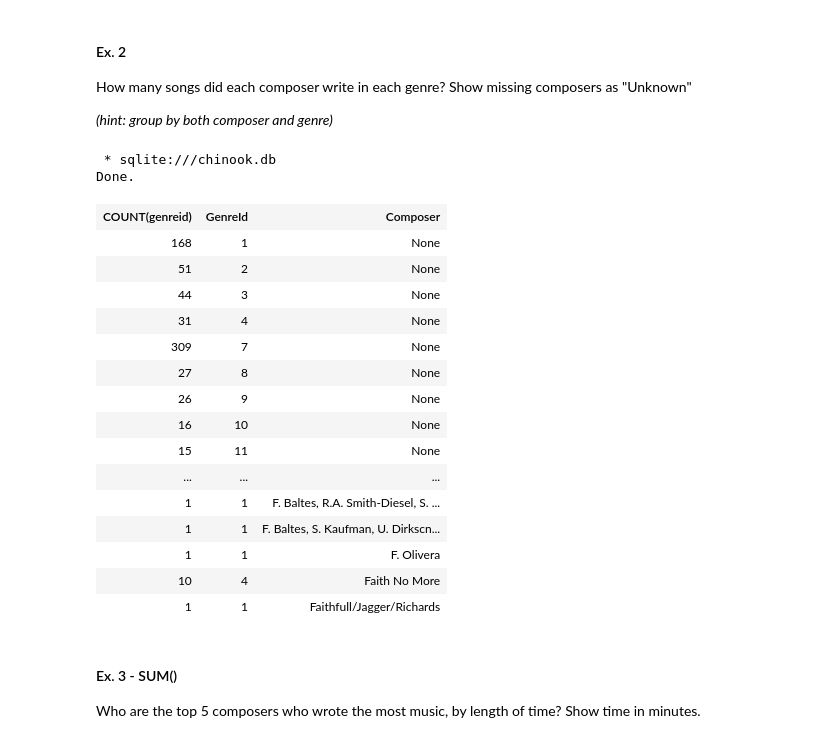
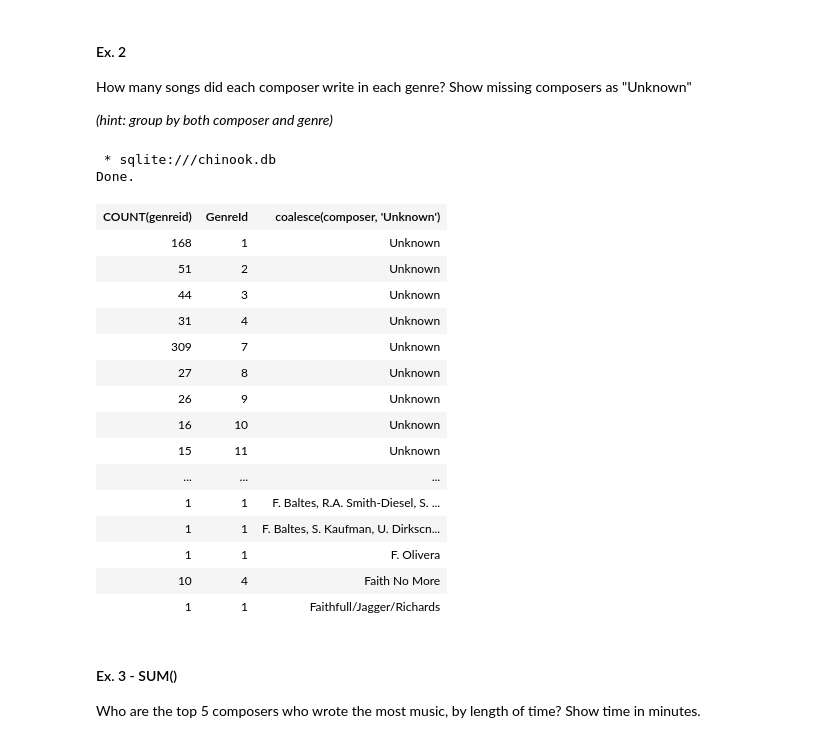
Before and after one commit to vungc/CSC330-Introduction-to-SQL-T6, a Jupyter notebook: Intro_to_SQL_2.ipynb, the cells around one changed output. Drawn from its saved outputs; the diff is of its cells as text; code cells hidden in the pictures.

```diff
--- a/Intro_to_SQL_2.ipynb
+++ b/Intro_to_SQL_2.ipynb
@@ -70,22 +70,22 @@ _(hint: group by both composer and genre)_
 # %%
 %%sql
 -- Write Your Query here
-SELECT COUNT(genreid), genreid, composer
+SELECT COUNT(genreid), genreid, coalesce(composer, 'Unknown')
 FROM tracks
 GROUP BY composer, genreid
 # %% [output]
  * sqlite:///chinook.db
 Done.
-| COUNT(genreid) | GenreId | Composer |
-| 168 | 1 | None |
-| 51 | 2 | None |
-| 44 | 3 | None |
-| 31 | 4 | None |
-| 309 | 7 | None |
-| 27 | 8 | None |
-| 26 | 9 | None |
-| 16 | 10 | None |
-| 15 | 11 | None |
+| COUNT(genreid) | GenreId | coalesce(composer, 'Unknown') |
+| 168 | 1 | Unknown |
+| 51 | 2 | Unknown |
+| 44 | 3 | Unknown |
+| 31 | 4 | Unknown |
+| 309 | 7 | Unknown |
+| 27 | 8 | Unknown |
+| 26 | 9 | Unknown |
+| 16 | 10 | Unknown |
+| 15 | 11 | Unknown |
 | ... | ... | ... |
 | 1 | 1 | F. Baltes, R.A. Smith-Diesel, S. ... |
 | 1 | 1 | F. Baltes, S. Kaufman, U. Dirkscn... |
```
Also changed, not shown: parts of 7 cells of this notebook.
